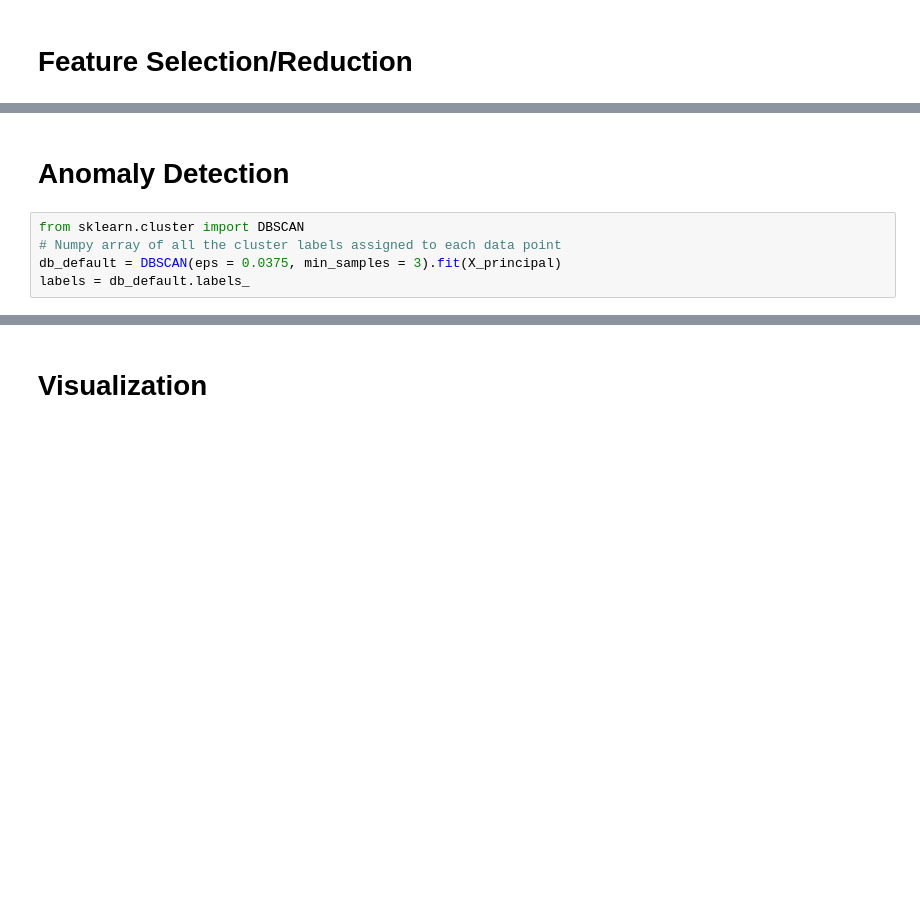
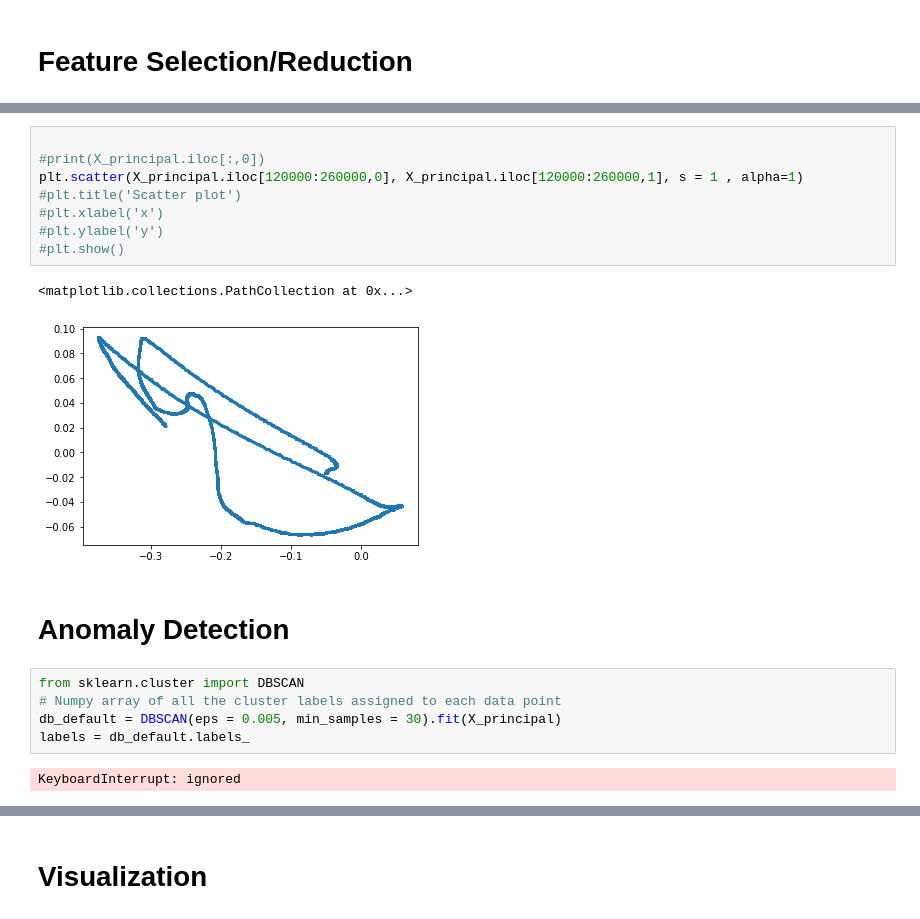
Before and after one commit to Masoud0389/Masoud0389, a Jupyter notebook: Delay_Detection1.ipynb, the cells around one changed output, grey strips where cells are left out. Cells and saved outputs as stored; diff of their text form; blank space fills up the shorter version.

```diff
--- a/Delay_Detection1.ipynb
+++ b/Delay_Detection1.ipynb
@@ -62,7 +79,20 @@ print(np.shape(X_principal))
+# %%
+
+#print(X_principal.iloc[:,0])
+plt.scatter(X_principal.iloc[120000:260000,0], X_principal.iloc[120000:260000,1], s = 1 , alpha=1)
+#plt.title('Scatter plot')
+#plt.xlabel('x')
+#plt.ylabel('y')
+#plt.show()
+# %% [output]
+<matplotlib.collections.PathCollection at 0x...>
+[figure, added]
 # %% [markdown]
 # Anomaly Detection
 # %%
 from sklearn.cluster import DBSCAN
 # Numpy array of all the cluster labels assigned to each data point
-db_default = DBSCAN(eps = 0.0375, min_samples = 3).fit(X_principal)
+db_default = DBSCAN(eps = 0.005, min_samples = 30).fit(X_principal)
 labels = db_default.labels_
+# %% [output]
+KeyboardInterrupt: ignored
```
Also changed, not shown: parts of 10 cells of this notebook.
